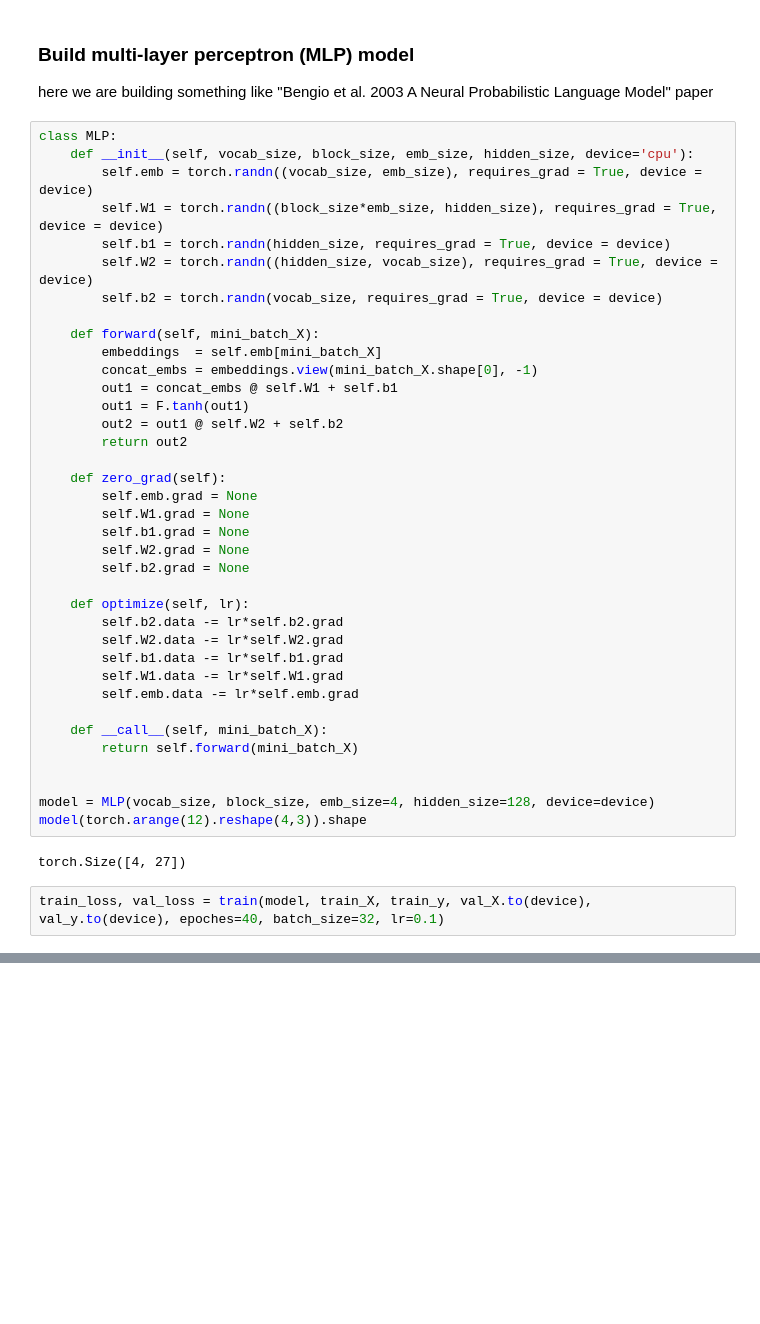
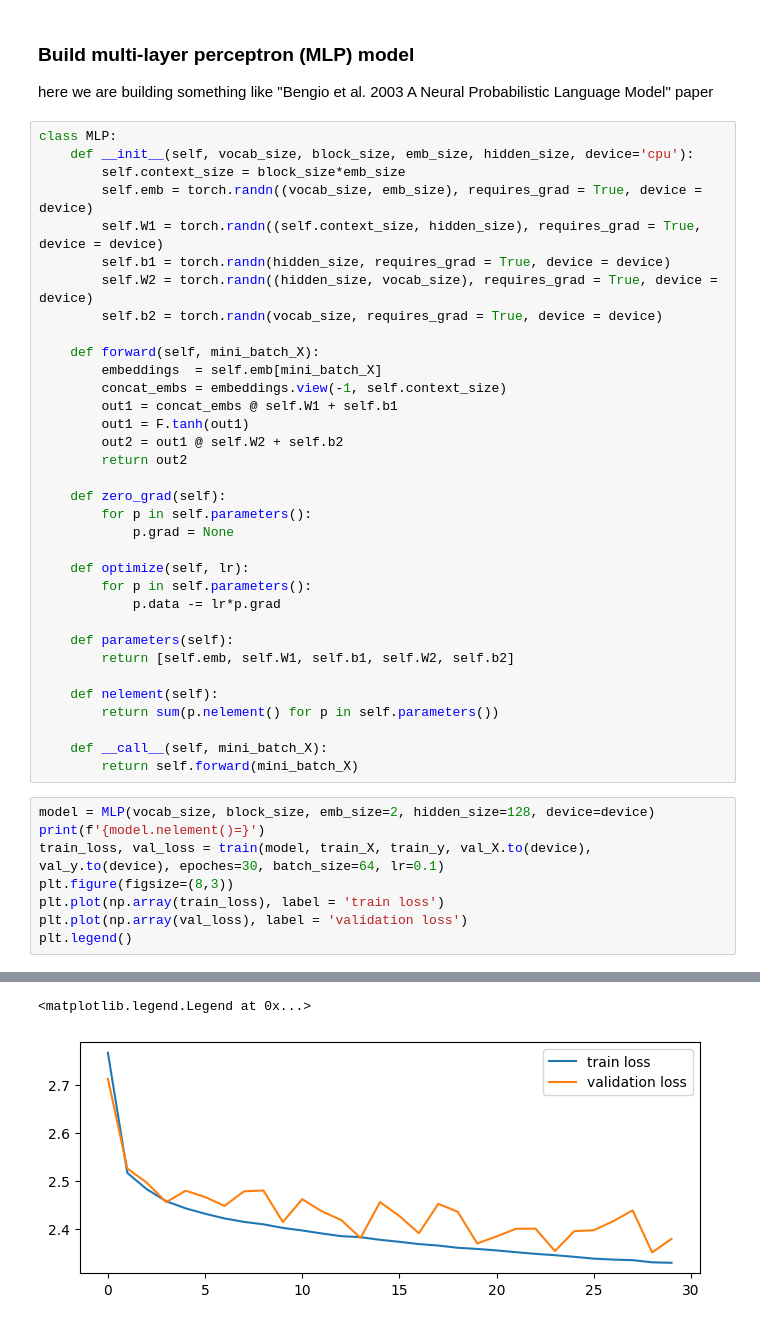
Before and after one commit to ReemBer/makemore-tutorial, a Jupyter notebook: MLP.ipynb, the cells around one changed output, grey strips where cells are left out. Saved outputs shown, nothing was run; the diff lists cells and outputs as text; blank space fills up the shorter version.

Commit message:
- fix evaluation method - add test split - add embeddings visualizations - refactor MLP class, add paramteres and nelement methods - add test evaluation

```diff
--- a/MLP.ipynb
+++ b/MLP.ipynb
@@ -124,42 +134,43 @@ here we are building something like "Bengio et al. 2003 A Neural Probabilistic L
 # %%
 class MLP:
     def __init__(self, vocab_size, block_size, emb_size, hidden_size, device='cpu'):
+        self.context_size = block_size*emb_size
         self.emb = torch.randn((vocab_size, emb_size), requires_grad = True, device = device)
-        self.W1 = torch.randn((block_size*emb_size, hidden_size), requires_grad = True, device = device)
+        self.W1 = torch.randn((self.context_size, hidden_size), requires_grad = True, device = device)
         self.b1 = torch.randn(hidden_size, requires_grad = True, device = device)
         self.W2 = torch.randn((hidden_size, vocab_size), requires_grad = True, device = device)
         self.b2 = torch.randn(vocab_size, requires_grad = True, device = device)
 
     def forward(self, mini_batch_X):
         embeddings  = self.emb[mini_batch_X]
-        concat_embs = embeddings.view(mini_batch_X.shape[0], -1)
+        concat_embs = embeddings.view(-1, self.context_size)
         out1 = concat_embs @ self.W1 + self.b1
         out1 = F.tanh(out1)
         out2 = out1 @ self.W2 + self.b2
         return out2
 
     def zero_grad(self):
-        self.emb.grad = None
-        self.W1.grad = None
-        self.b1.grad = None
-        self.W2.grad = None
-        self.b2.grad = None
+        for p in self.parameters():
+            p.grad = None
 
     def optimize(self, lr):
-        self.b2.data -= lr*self.b2.grad
-        self.W2.data -= lr*self.W2.grad
-        self.b1.data -= lr*self.b1.grad
-        self.W1.data -= lr*self.W1.grad
-        self.emb.data -= lr*self.emb.grad
+        for p in self.parameters():
+            p.data -= lr*p.grad
+
+    def parameters(self):
+        return [self.emb, self.W1, self.b1, self.W2, self.b2]
+
+    def nelement(self):
+        return sum(p.nelement() for p in self.parameters())
 
     def __call__(self, mini_batch_X):
         return self.forward(mini_batch_X)
-
-
-model = MLP(vocab_size, block_size, emb_size=4, hidden_size=128, device=device)
-model(torch.arange(12).reshape(4,3)).shape
-# %% [output]
-torch.Size([4, 27])
 # %%
-train_loss, val_loss = train(model, train_X, train_y, val_X.to(device), val_y.to(device), epoches=40, batch_size=32, lr=0.1)
+model = MLP(vocab_size, block_size, emb_size=2, hidden_size=128, device=device)
+print(f'{model.nelement()=}')
+train_loss, val_loss = train(model, train_X, train_y, val_X.to(device), val_y.to(device), epoches=30, batch_size=64, lr=0.1)
+plt.figure(figsize=(8,3))
+plt.plot(np.array(train_loss), label = 'train loss')
+plt.plot(np.array(val_loss), label = 'validation loss')
+plt.legend()
 # %% [output]
@@ -182,0 +194,2 @@ epoch=39: cur_avg_train_loss=2.201820645267131, cur_val_loss=2.5473921298980713
+<matplotlib.legend.Legend at 0x...>
+[figure, added]
```
Also changed, not shown: parts of 20 cells of this notebook.
